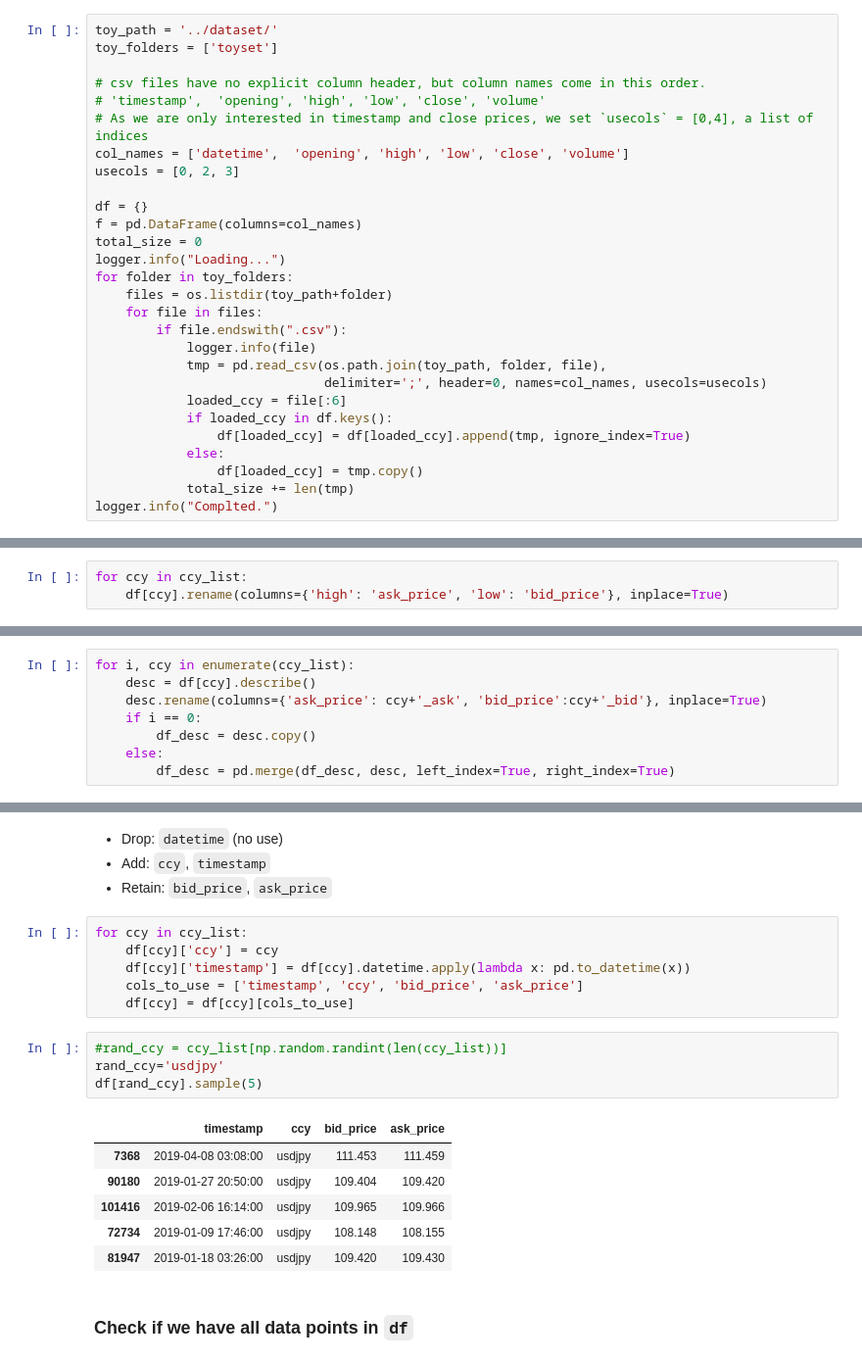
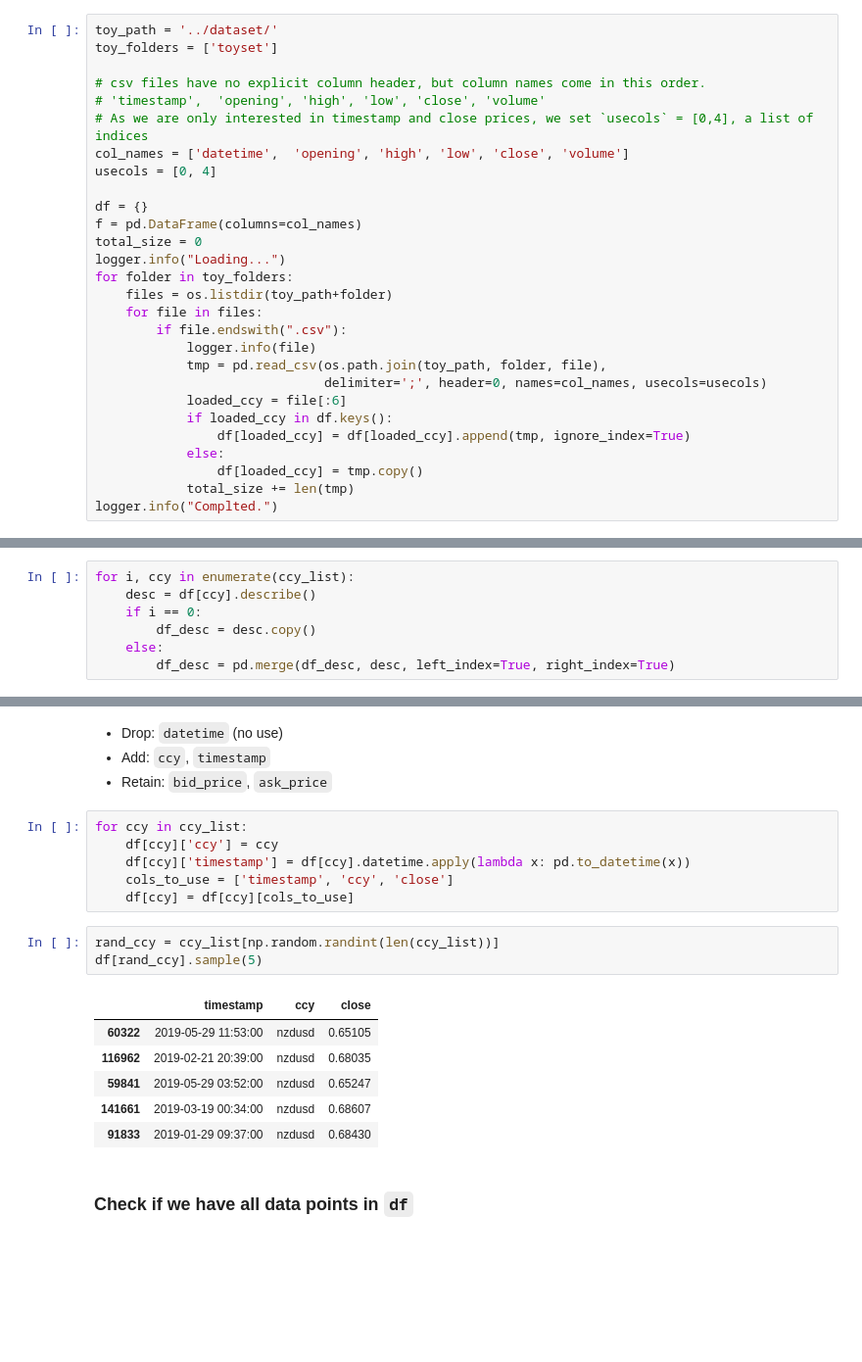
Before and after one commit to my2582/drl_fxtrading, a Jupyter notebook: modeling/drl_fx.ipynb, the cells around one changed output, grey strips where cells are left out. Shown at 98% size. Drawn from its saved outputs; the diff is of its cells as text; blank space fills up the shorter version.

```diff
--- a/modeling/drl_fx.ipynb
+++ b/modeling/drl_fx.ipynb
@@ -33,7 +33,7 @@ toy_folders = ['toyset']
 # 'timestamp',  'opening', 'high', 'low', 'close', 'volume'
 # As we are only interested in timestamp and close prices, we set `usecols` = [0,4], a list of indices
 col_names = ['datetime',  'opening', 'high', 'low', 'close', 'volume']
-usecols = [0, 2, 3]
+usecols = [0, 4]
 
 df = {}
 f = pd.DataFrame(columns=col_names)
@@ -105,12 +99,8 @@ Index(['datetime', 'high', 'low'], dtype='object')
-# %%
-for ccy in ccy_list:
-    df[ccy].rename(columns={'high': 'ask_price', 'low': 'bid_price'}, inplace=True)
 # %% [markdown]
 ## 2.3 Data Integrity Check
 # %%
 for i, ccy in enumerate(ccy_list):
     desc = df[ccy].describe()
-    desc.rename(columns={'ask_price': ccy+'_ask', 'bid_price':ccy+'_bid'}, inplace=True)
     if i == 0:
         df_desc = desc.copy()
     else:
@@ -145,19 +135,18 @@ max_datapoints
 for ccy in ccy_list:
     df[ccy]['ccy'] = ccy
     df[ccy]['timestamp'] = df[ccy].datetime.apply(lambda x: pd.to_datetime(x))
-    cols_to_use = ['timestamp', 'ccy', 'bid_price', 'ask_price']
+    cols_to_use = ['timestamp', 'ccy', 'close']
     df[ccy] = df[ccy][cols_to_use]
 # %%
-#rand_ccy = ccy_list[np.random.randint(len(ccy_list))]
-rand_ccy='usdjpy'
+rand_ccy = ccy_list[np.random.randint(len(ccy_list))]
 df[rand_ccy].sample(5)
 # %% [output]
-|  | timestamp | ccy | bid_price | ask_price |
-| 7368 | 2019-04-08 03:08:00 | usdjpy | 111.453 | 111.459 |
-| 90180 | 2019-01-27 20:50:00 | usdjpy | 109.404 | 109.420 |
-| 101416 | 2019-02-06 16:14:00 | usdjpy | 109.965 | 109.966 |
-| 72734 | 2019-01-09 17:46:00 | usdjpy | 108.148 | 108.155 |
-| 81947 | 2019-01-18 03:26:00 | usdjpy | 109.420 | 109.430 |
+|  | timestamp | ccy | close |
+| 60322 | 2019-05-29 11:53:00 | nzdusd | 0.65105 |
+| 116962 | 2019-02-21 20:39:00 | nzdusd | 0.68035 |
+| 59841 | 2019-05-29 03:52:00 | nzdusd | 0.65247 |
+| 141661 | 2019-03-19 00:34:00 | nzdusd | 0.68607 |
+| 91833 | 2019-01-29 09:37:00 | nzdusd | 0.68430 |
 # %% [markdown]
 ### Check if we have all data points in `df`
 # %%
```
Also changed, not shown: parts of 68 cells of this notebook, 10 other files.
